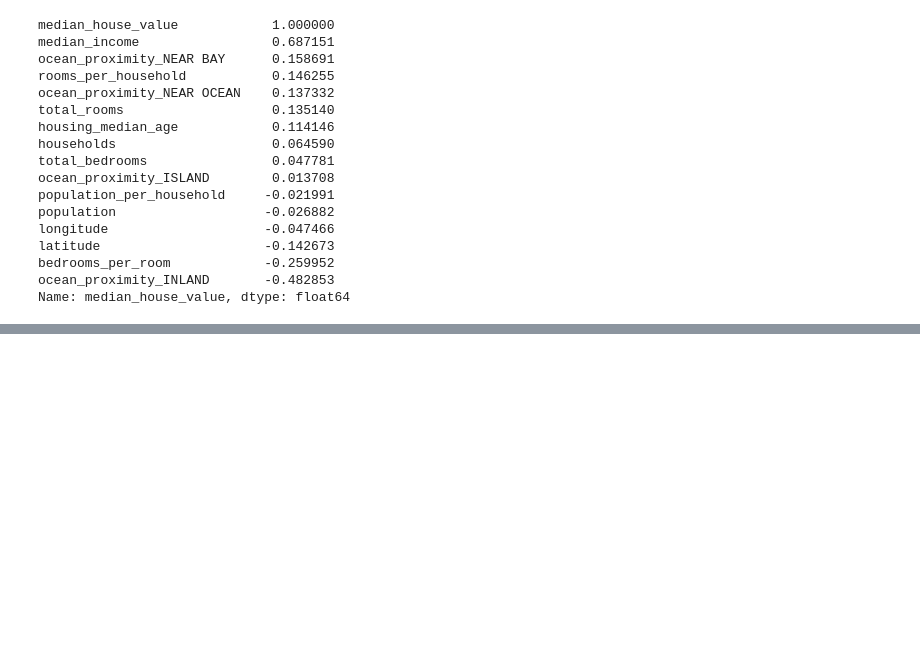
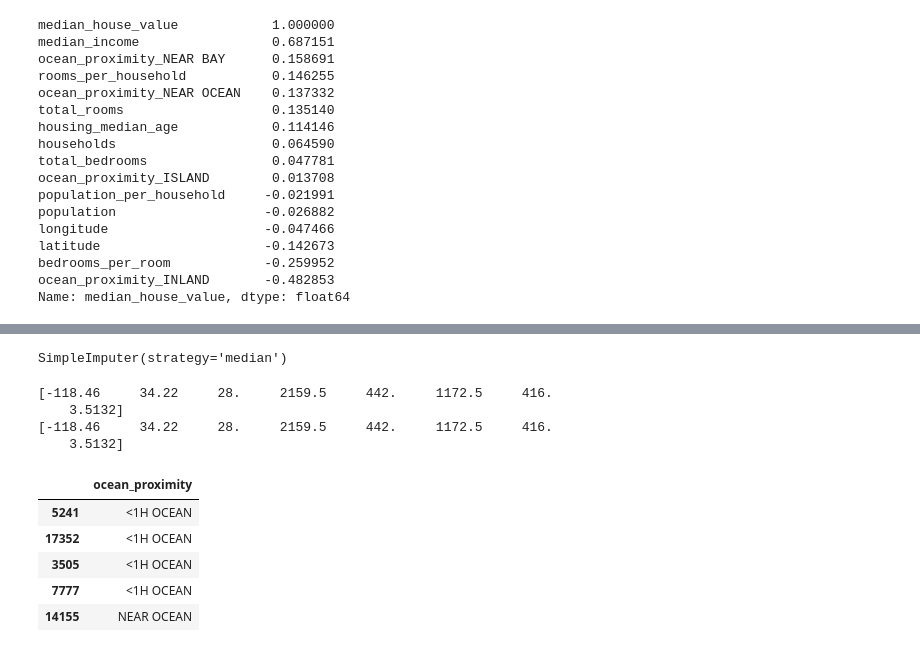
Before and after one commit to ribeirolucas962/Projeto_aprendizado_de-maquina_Scikit_learn_Keras_TensorFlow, a Jupyter notebook: aprendizado_de_maquina.ipynb, the cells around one changed output, grey strips where cells are left out. Drawn from its saved outputs; the diff is of its cells as text; code cells hidden in the pictures; blank space fills up the shorter version.

Commit message:
preparação dos dados para o aprendizado de máquina1

```diff
--- a/aprendizado_de_maquina.ipynb
+++ b/aprendizado_de_maquina.ipynb
@@ -226,0 +231,3 @@ Name: median_house_value, dtype: float64
+# %%
+housing =  strat_test_set.drop("median_house_value", axis=1)  # Remove a coluna "median_house_value" do conjunto de teste
+housing_labels = strat_test_set["median_house_value"].copy()  # Cria uma cópia da coluna "median_house_value" do conjunto de teste para usar como rótulo
@@ -226,0 +236,16 @@ Name: median_house_value, dtype: float64
+# %%
+housing_num = housing.drop("ocean_proximity", axis=1)  # Remove a coluna categórica "ocean_proximity" para trabalhar apenas com dados numéricos
+imputer.fit(housing_num)  # Ajusta o imputer aos dados numéricos do conjunto de treino
+# %% [output]
+SimpleImputer(strategy='median')
+# %%
+imputer = SimpleImputer(strategy="median")
+imputer.fit(housing_num)
+
+print(imputer.statistics_)   # aqui já retorna um np.array
+print(housing_num.median().values)
+# %% [output]
+[-118.46     34.22     28.     2159.5     442.     1172.5     416.
+    3.5132]
+[-118.46     34.22     28.     2159.5     442.     1172.5     416.
+    3.5132]
@@ -226,0 +256,10 @@ Name: median_house_value, dtype: float64
+# %%
+housing_cat = housing[["ocean_proximity"]]  # Seleciona a coluna categórica "ocean_proximity"
+housing_cat.head()  # Exibe as primeiras linhas da coluna categórica
+# %% [output]
+|  | ocean_proximity |
+| 5241 | <1H OCEAN |
+| 17352 | <1H OCEAN |
+| 3505 | <1H OCEAN |
+| 7777 | <1H OCEAN |
+| 14155 | NEAR OCEAN |
```
Also changed, not shown: parts of 11 cells of this notebook.
